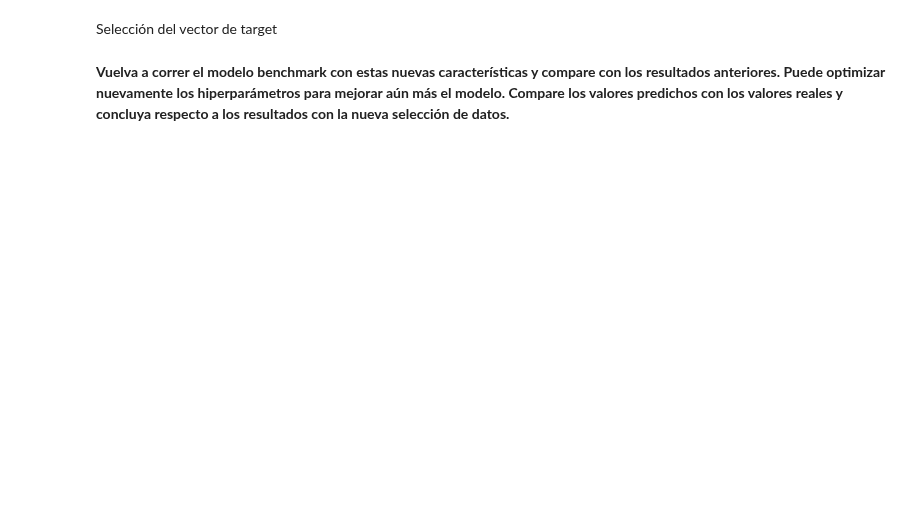
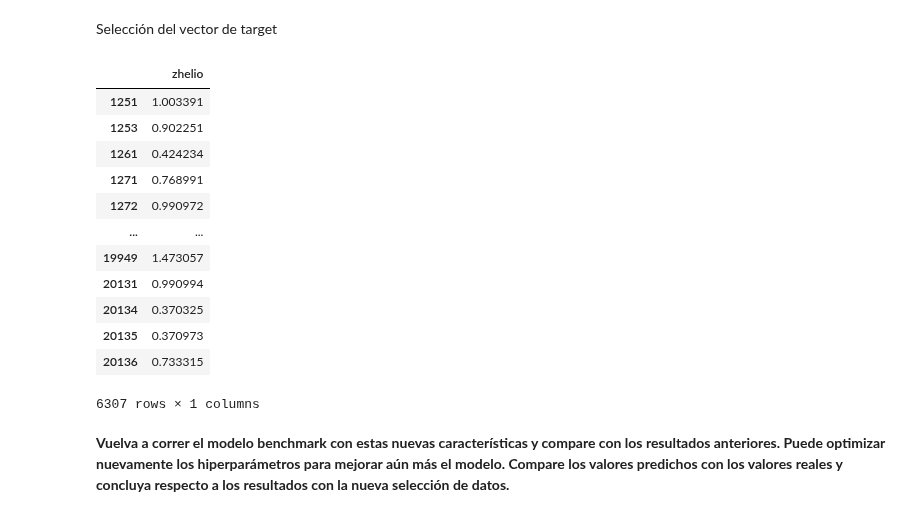
Before and after one commit to tobi557/ML_USM, a Jupyter notebook: Actividades/Semana_7_Photoz_RandomForests.ipynb, the cells around one changed output. Saved outputs shown, nothing was run; the diff lists cells and outputs as text; code cells hidden in the pictures; blank space fills up the shorter version.

```diff
--- a/Actividades/Semana_7_Photoz_RandomForests.ipynb
+++ b/Actividades/Semana_7_Photoz_RandomForests.ipynb
@@ -281,0 +293,32 @@ Wall time: 2min 34s
+# %%
+%%time
+# Toma algunos minutos
+from sklearn.ensemble import RandomForestRegressor
+from sklearn.model_selection import RandomizedSearchCV, KFold
+
+# Basismodell als Regressor instanziieren
+base_rf = RandomForestRegressor(random_state=42)
+
+parameters = {'min_impurity_decrease': [0.1, 0.5, 0.0], \
+              'max_features': [None, 4, 2], 'n_estimators': [50, 100, 200], 'min_samples_split': [10, 20, 100], \
+              'max_leaf_nodes': [None, 100, 200]}
+
+# KFold für kontinuierliche Zielgrößen
+cv_strategy = KFold(n_splits=5, shuffle=True, random_state=42)
+
+# RandomizedSearchCV testet z. B. 25–30 zufällige Kombinationen
+model = RandomizedSearchCV(
+    estimator=base_rf,
+    param_distributions=parameters,
+    n_iter=25,
+    scoring='r2',
+    cv=cv_strategy,
+    verbose=2,
+    n_jobs=4,
+    random_state=42,
+    return_train_score=True
+)
+
+model.fit(features, target)
+
+print('Best params, best score:', "{:.4f}".format(model.best_score_), model.best_params_)
@@ -329,6 +423,21 @@ sel_features.head()
 # %% [markdown]
 Selección del vector de target
 # %%
-sel_target = target[sel_features.index]
+sel_target = target.iloc[sel_features.index]
+sel_target
+# %% [output]
+|  | zhelio |
+| 1251 | 1.003391 |
+| 1253 | 0.902251 |
+| 1261 | 0.424234 |
+| 1271 | 0.768991 |
+| 1272 | 0.990972 |
+| ... | ... |
+| 19949 | 1.473057 |
+| 20131 | 0.990994 |
+| 20134 | 0.370325 |
+| 20135 | 0.370973 |
+| 20136 | 0.733315 |
+6307 rows × 1 columns
 # %% [markdown]
 **Vuelva a correr el modelo benchmark con estas nuevas características y compare con los resultados anteriores. Puede optimizar nuevamente los hiperparámetros para mejorar aún más el modelo. Compare los valores predichos con los valores reales y concluya respecto a los resultados con la nueva selección de datos.**
```
Also changed, not shown: parts of 32 cells of this notebook.
